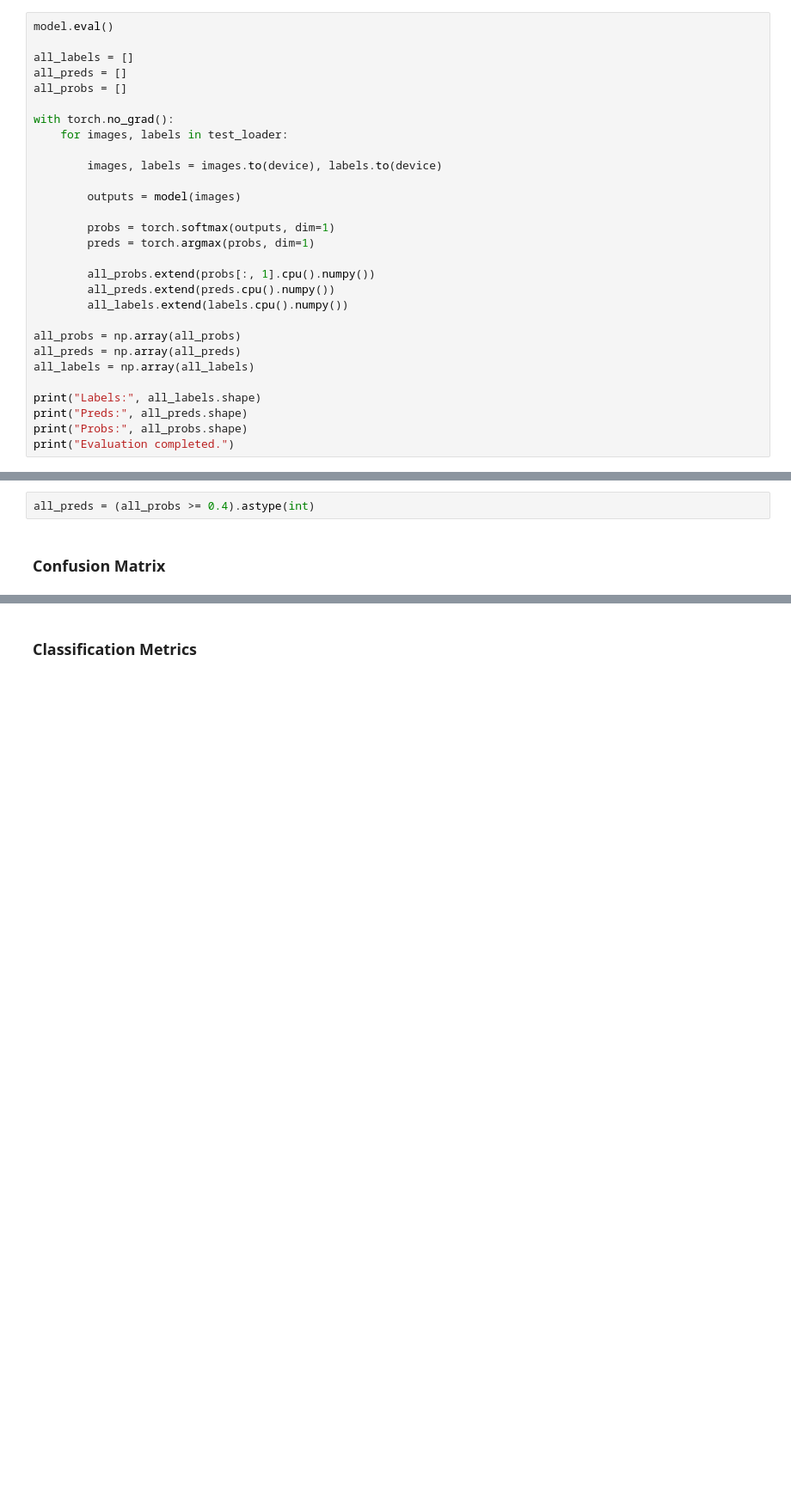
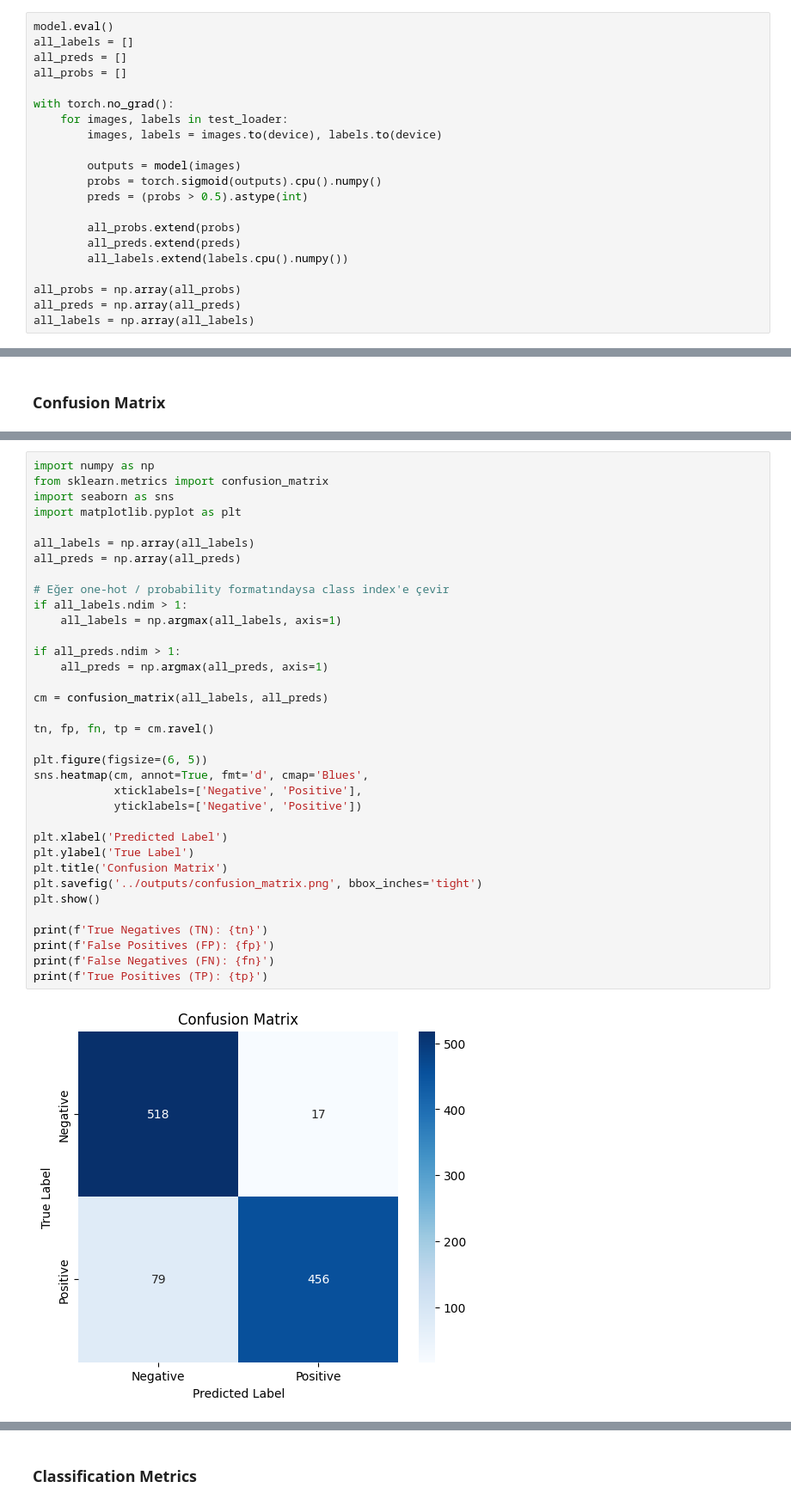
Before and after one commit to tugceayci/vindr-chest-classification, a Jupyter notebook: notebooks/03_model_training.ipynb, the cells around one changed output, grey strips where cells are left out. Shown at 86% size. Drawn from its saved outputs; the diff is of its cells as text; blank space fills up the shorter version.

```diff
--- a/notebooks/03_model_training.ipynb
+++ b/notebooks/03_model_training.ipynb
@@ -494,30 +334,22 @@ mps
 ## 4. Test Set Evaluation
 # %%
 model.eval()
-
 all_labels = []
 all_preds = []
 all_probs = []
 
 with torch.no_grad():
     for images, labels in test_loader:
-
         images, labels = images.to(device), labels.to(device)
 
         outputs = model(images)
+        probs = torch.sigmoid(outputs).cpu().numpy()
+        preds = (probs > 0.5).astype(int)
 
-        probs = torch.softmax(outputs, dim=1)
-        preds = torch.argmax(probs, dim=1)
-
-        all_probs.extend(probs[:, 1].cpu().numpy())
-        all_preds.extend(preds.cpu().numpy())
+        all_probs.extend(probs)
+        all_preds.extend(preds)
         all_labels.extend(labels.cpu().numpy())
 
 all_probs = np.array(all_probs)
 all_preds = np.array(all_preds)
 all_labels = np.array(all_labels)
-
-print("Labels:", all_labels.shape)
-print("Preds:", all_preds.shape)
-print("Probs:", all_probs.shape)
-print("Evaluation completed.")
@@ -529,4 +356,2 @@ Evaluation completed.
-# %%
-all_preds = (all_probs >= 0.4).astype(int)
 # %% [markdown]
 ### Confusion Matrix
@@ -581,0 +358,37 @@ The confusion matrix shows that the model was more successful at detecting abnor
+# %%
+import numpy as np
+from sklearn.metrics import confusion_matrix
+import seaborn as sns
+import matplotlib.pyplot as plt
+
+all_labels = np.array(all_labels)
+all_preds = np.array(all_preds)
+
+# Eğer one-hot / probability formatındaysa class index'e çevir
+if all_labels.ndim > 1:
+    all_labels = np.argmax(all_labels, axis=1)
+
+if all_preds.ndim > 1:
+    all_preds = np.argmax(all_preds, axis=1)
+
+cm = confusion_matrix(all_labels, all_preds)
+
+tn, fp, fn, tp = cm.ravel()
+
+plt.figure(figsize=(6, 5))
+sns.heatmap(cm, annot=True, fmt='d', cmap='Blues',
+            xticklabels=['Negative', 'Positive'],
+            yticklabels=['Negative', 'Positive'])
+
+plt.xlabel('Predicted Label')
+plt.ylabel('True Label')
+plt.title('Confusion Matrix')
+plt.savefig('../outputs/confusion_matrix.png', bbox_inches='tight')
+plt.show()
+
+print(f'True Negatives (TN): {tn}')
+print(f'False Positives (FP): {fp}')
+print(f'False Negatives (FN): {fn}')
+print(f'True Positives (TP): {tp}')
+# %% [output]
+[figure, added]
```
Also changed, not shown: parts of 30 cells of this notebook, 2 other files.
